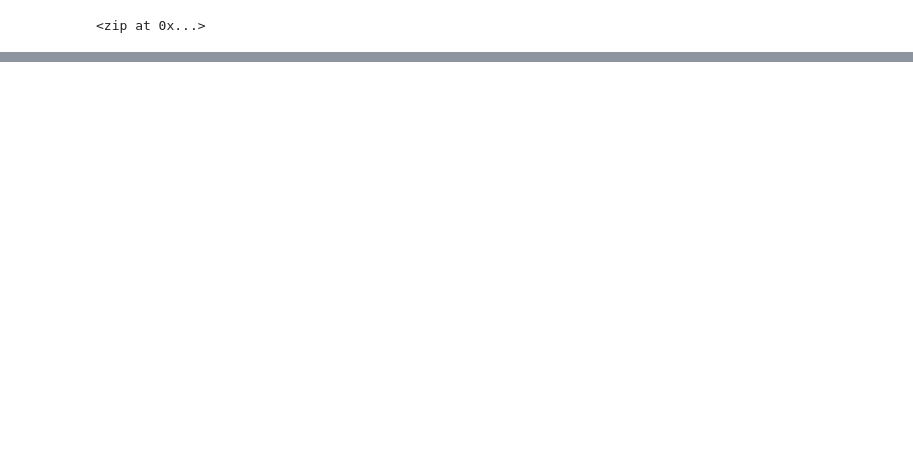
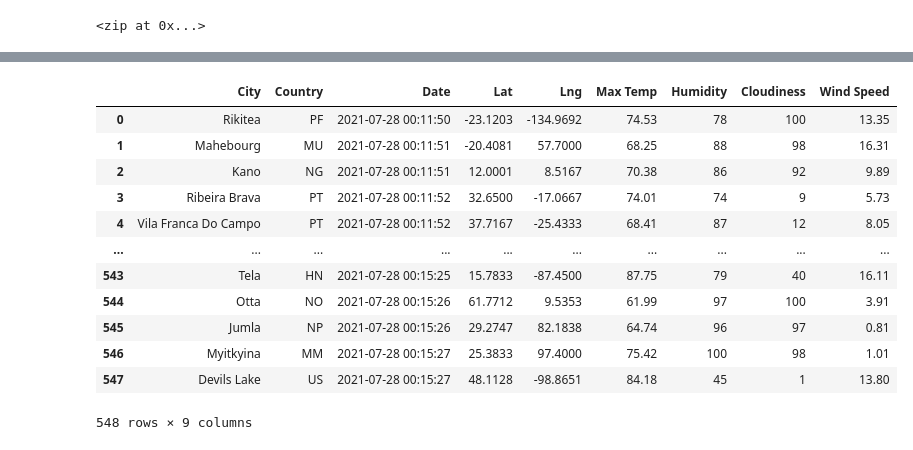
Before and after one commit to dylan-lomanto/World_Weather_Analysis, a Jupyter notebook: WeatherPy.ipynb, the cells around one changed output, grey strips where cells are left out. Saved outputs shown, nothing was run; the diff lists cells and outputs as text; code cells hidden in the pictures; blank space fills up the shorter version.

Commit message:
weather data

```diff
--- a/WeatherPy.ipynb
+++ b/WeatherPy.ipynb
@@ -33,0 +40,4 @@ len(cities)
+# %%
+# Starting URL for Weather Map API Call.
+url = "http://api.openweathermap.org/data/2.5/weather?units=Imperial&APPID=" + weather_api_key
+print(url)
@@ -33,0 +49,10 @@ len(cities)
+# %%
+# Create an empty list to hold the weather data.
+city_data = []
+# Print the beginning of the logging.
+print("Beginning Data Retrieval     ")
+print("-----------------------------")
+
+# Create counters.
+record_count = 1
+set_count = 1
@@ -33,0 +129,4 @@ len(cities)
+# %%
+# Convert the array of dictionaries to a Pandas DataFrame.
+city_data_df = pd.DataFrame(city_data)
+city_data_df.tail(10)
@@ -33,0 +145,18 @@ len(cities)
+# %%
+new_column_order = ["City", "Country", "Date", "Lat", "Lng", "Max Temp", "Humidity", "Cloudiness", "Wind Speed"]
+city_data_df = city_data_df[new_column_order]
+city_data_df
+# %% [output]
+|  | City | Country | Date | Lat | Lng | Max Temp | Humidity | Cloudiness | Wind Speed |
+| 0 | Rikitea | PF | 2021-07-28 00:11:50 | -23.1203 | -134.9692 | 74.53 | 78 | 100 | 13.35 |
+| 1 | Mahebourg | MU | 2021-07-28 00:11:51 | -20.4081 | 57.7000 | 68.25 | 88 | 98 | 16.31 |
+| 2 | Kano | NG | 2021-07-28 00:11:51 | 12.0001 | 8.5167 | 70.38 | 86 | 92 | 9.89 |
+| 3 | Ribeira Brava | PT | 2021-07-28 00:11:52 | 32.6500 | -17.0667 | 74.01 | 74 | 9 | 5.73 |
+| 4 | Vila Franca Do Campo | PT | 2021-07-28 00:11:52 | 37.7167 | -25.4333 | 68.41 | 87 | 12 | 8.05 |
+| ... | ... | ... | ... | ... | ... | ... | ... | ... | ... |
+| 543 | Tela | HN | 2021-07-28 00:15:25 | 15.7833 | -87.4500 | 87.75 | 79 | 40 | 16.11 |
+| 544 | Otta | NO | 2021-07-28 00:15:26 | 61.7712 | 9.5353 | 61.99 | 97 | 100 | 3.91 |
+| 545 | Jumla | NP | 2021-07-28 00:15:26 | 29.2747 | 82.1838 | 64.74 | 96 | 97 | 0.81 |
+| 546 | Myitkyina | MM | 2021-07-28 00:15:27 | 25.3833 | 97.4000 | 75.42 | 100 | 98 | 1.01 |
+| 547 | Devils Lake | US | 2021-07-28 00:15:27 | 48.1128 | -98.8651 | 84.18 | 45 | 1 | 13.80 |
+548 rows × 9 columns
```
Also changed, not shown: parts of 9 cells of this notebook, 3 other files.
